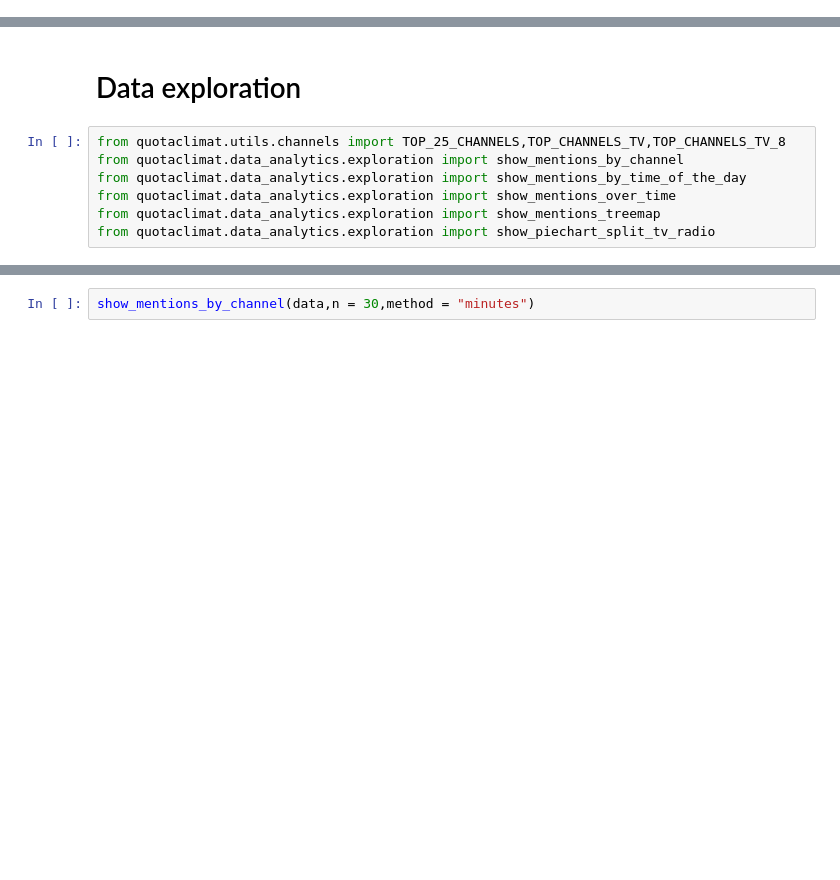
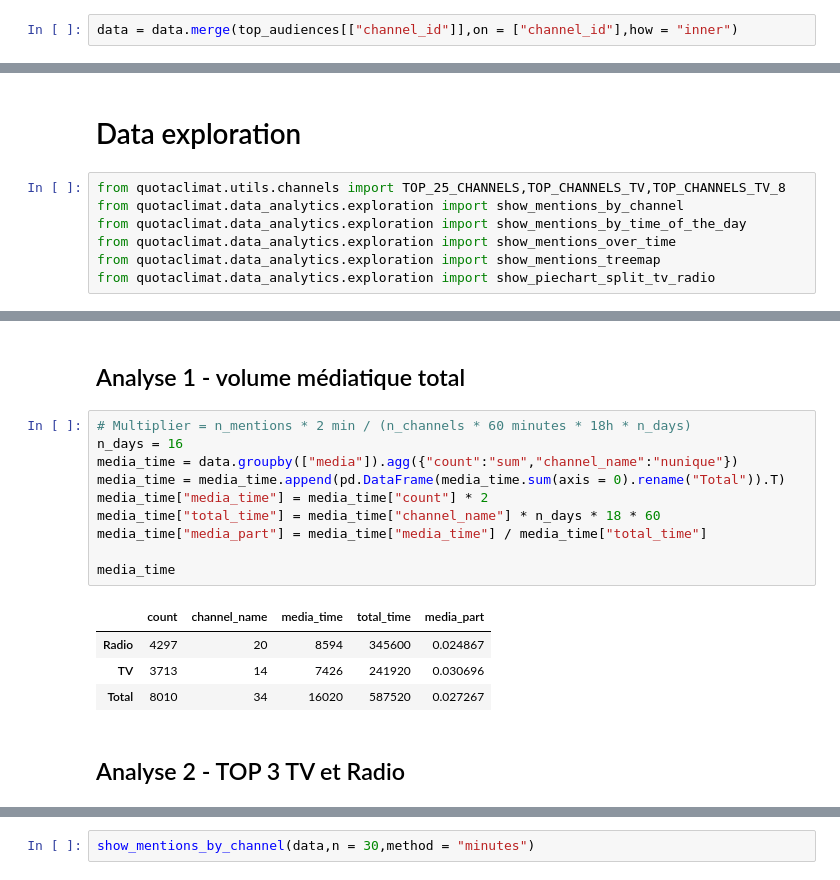
Before and after one commit to dataforgoodfr/quotaclimat, a Jupyter notebook: notebooks/20221031_COP26 analysis.ipynb, the cells around one changed output, grey strips where cells are left out. Cells and saved outputs as stored; diff of their text form; blank space fills up the shorter version.

```diff
--- a/notebooks/20221031_COP26 analysis.ipynb
+++ b/notebooks/20221031_COP26 analysis.ipynb
@@ -49,0 +60,2 @@ data.shape
+# %%
+data = data.merge(top_audiences[["channel_id"]],on = ["channel_id"],how = "inner")
@@ -58,0 +163,19 @@ from quotaclimat.data_analytics.exploration import show_piechart_split_tv_radio
+# %% [markdown]
+## Analyse 1 - volume médiatique total
+# %%
+# Multiplier = n_mentions * 2 min / (n_channels * 60 minutes * 18h * n_days)
+n_days = 16
+media_time = data.groupby(["media"]).agg({"count":"sum","channel_name":"nunique"})
+media_time = media_time.append(pd.DataFrame(media_time.sum(axis = 0).rename("Total")).T)
+media_time["media_time"] = media_time["count"] * 2
+media_time["total_time"] = media_time["channel_name"] * n_days * 18 * 60
+media_time["media_part"] = media_time["media_time"] / media_time["total_time"]
+
+media_time
+# %% [output]
+|  | count | channel_name | media_time | total_time | media_part |
+| Radio | 4297 | 20 | 8594 | 345600 | 0.024867 |
+| TV | 3713 | 14 | 7426 | 241920 | 0.030696 |
+| Total | 8010 | 34 | 16020 | 587520 | 0.027267 |
+# %% [markdown]
+## Analyse 2 - TOP 3 TV et Radio
```
Also changed, not shown: parts of 39 cells of this notebook, 4 other files.
